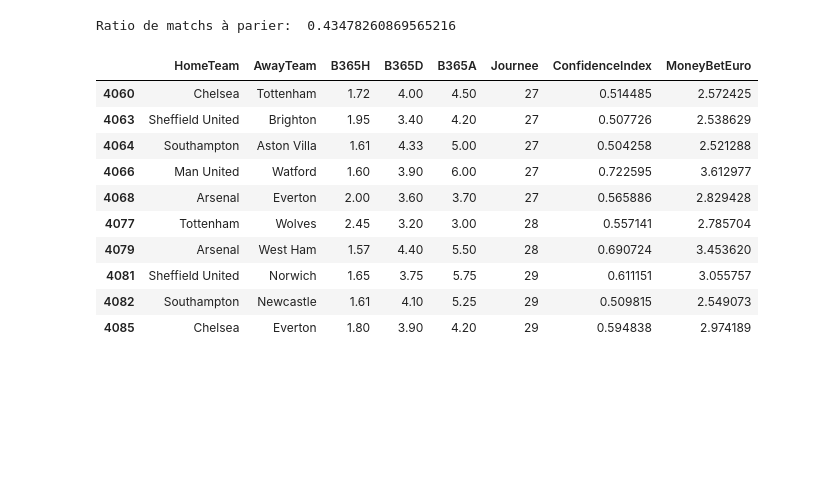
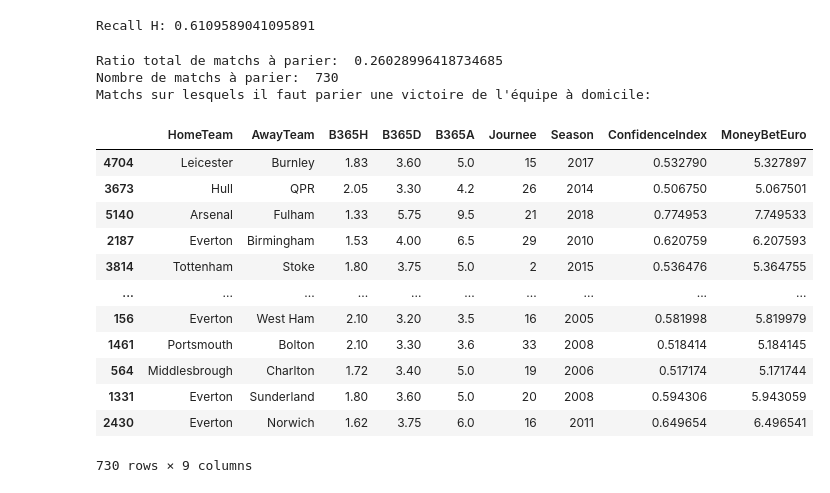
Before and after one commit to jeremyoudin/Personal_project-ML_to_beat_bookmakers_at_football, a Jupyter notebook: Football_prediction_prepared_data.ipynb, the cells around one changed output. Drawn from its saved outputs; the diff is of its cells as text; code cells hidden in the pictures; blank space fills up the shorter version.

```diff
--- a/Football_prediction_prepared_data.ipynb
+++ b/Football_prediction_prepared_data.ipynb
@@ -10,4 +10,5 @@ def sum_(x):
         sum_.append(sum(x[0:i]))
     return sum_
 # %%
-df_ = pd.read_csv("C:\\Users\\Utilisateur\\Desktop\\Football_prediction\\Win_Loose_Goals_Rate_and_Odds_Season_Season1920_.csv")
+League = "PremierLeague"
+df_ = pd.read_csv("C:\\Users\\Utilisateur\\Desktop\\Football_prediction\\"+(League)+"_statistics_full_data.csv")
@@ -74,0 +118,8 @@ X_test
+# %%
+y_pred = classifier.predict(X_test)
+y_hat = []
+for i in range(len(y_pred)):
+    if y_pred[i][0]>0:
+        y_hat.append(1)
+    else:
+        y_hat.append(-1)
@@ -75,6 +137,11 @@ X_test
 # %%
 from sklearn.linear_model import LogisticRegression
-logit = LogisticRegression(max_iter=5000, C=0.1, solver='lbfgs', penalty='l2')
+
+logit = LogisticRegression(max_iter=5000, C=0.01, solver='liblinear', penalty='l2')
 logit.fit(X_train.drop(list_drop,axis=1), y_train)
 print("Train_score:", logit.score(X_train.drop(list_drop,axis=1), y_train), "Test_score:", logit.score(X_test.drop(list_drop,axis=1), y_test))
+from sklearn.metrics import confusion_matrix
+y_hat = logit.predict(X_test.drop(list_drop,axis=1))
+cm = confusion_matrix(y_test, y_hat)
+print("Recall H:", cm[1][1]/(cm[1][1]+cm[0][1]))
 # %% [output]
@@ -82,34 +181,59 @@ Train_score: 0.6573982125124131 Test_score: 0.6086956521739131
+# %%
+y_hat_proba = logit.predict_proba(X_test.drop(list_drop,axis=1))
+y_pred = []
+for i in range(len(y_hat_proba)):
+    if (y_hat_proba[i][1]>0.5) & (y_hat_proba[i][1]<0.59):
+        y_pred.append(1)
+    else:
+        y_pred.append(-1)
+
+from sklearn.metrics import confusion_matrix
+y_hat = logit.predict(X_test.drop(list_drop,axis=1))
+cm = confusion_matrix(y_test, y_hat)
+print("Recall H:", cm[1][1]/(cm[1][1]+cm[0][1]))
+# %% [output]
+Recall H: 0.6109589041095891
 # %%
 y_hat = logit.predict(X_test.drop(list_drop,axis=1))
 y_hat_proba = logit.predict_proba(X_test.drop(list_drop,axis=1))
+
+
 def betting_advice(y_hat, y_hat_proba, X_test, mise_max,):
     index_to_bet = []
     coeff_mise = []
     mise_max = mise_max #€
 
     for i in range(len(y_hat)):
         if y_hat[i] == 1:
             index_to_bet.append(i)
             coeff_mise.append(y_hat_proba[i][1])
     money_bet = np.asarray(coeff_mise)* mise_max
-    feat_list = ['HomeTeam', 'AwayTeam', 'B365H', 'B365D', 'B365A', 'Journee']
+    feat_list = ['HomeTeam', 'AwayTeam', 'B365H', 'B365D', 'B365A', 'Journee', "Season"]
     Betting_advice = X_test.iloc[index_to_bet,:][feat_list]
     Betting_advice["ConfidenceIndex"] = coeff_mise
     Betting_advice["MoneyBetEuro"] = money_bet
     return Betting_advice
 
-print("Ratio de matchs à parier: ", len(betting_advice(y_hat,y_hat_proba,X_test,5))/len(X_test))
-betting_advice(y_hat,y_hat_proba,X_test,5)
+mise = 10
+print("Ratio total de matchs à parier: ", ratio_odd*len(betting_advice(y_hat,y_hat_proba,X_test,mise))/len(X_test))
+print("Nombre de matchs à parier: ", len(betting_advice(y_hat,y_hat_proba,X_test,mise)))
+print("Matchs sur lesquels il faut parier une victoire de l'équipe à domicile:")
+df_bet = betting_advice(y_hat,y_hat_proba,X_test,mise)
+df_bet
 # %% [output]
-Ratio de matchs à parier:  0.43478260869565216
+Ratio total de matchs à parier:  0.26028996418734685
+Nombre de matchs à parier:  730
+Matchs sur lesquels il faut parier une victoire de l'équipe à domicile:
-|  | HomeTeam | AwayTeam | B365H | B365D | B365A | Journee | ConfidenceIndex | MoneyBetEuro |
-| 4060 | Chelsea | Tottenham | 1.72 | 4.00 | 4.50 | 27 | 0.514485 | 2.572425 |
-| 4063 | Sheffield United | Brighton | 1.95 | 3.40 | 4.20 | 27 | 0.507726 | 2.538629 |
-| 4064 | Southampton | Aston Villa | 1.61 | 4.33 | 5.00 | 27 | 0.504258 | 2.521288 |
-| 4066 | Man United | Watford | 1.60 | 3.90 | 6.00 | 27 | 0.722595 | 3.612977 |
-| 4068 | Arsenal | Everton | 2.00 | 3.60 | 3.70 | 27 | 0.565886 | 2.829428 |
-| 4077 | Tottenham | Wolves | 2.45 | 3.20 | 3.00 | 28 | 0.557141 | 2.785704 |
-| 4079 | Arsenal | West Ham | 1.57 | 4.40 | 5.50 | 28 | 0.690724 | 3.453620 |
-| 4081 | Sheffield United | Norwich | 1.65 | 3.75 | 5.75 | 29 | 0.611151 | 3.055757 |
-| 4082 | Southampton | Newcastle | 1.61 | 4.10 | 5.25 | 29 | 0.509815 | 2.549073 |
-| 4085 | Chelsea | Everton | 1.80 | 3.90 | 4.20 | 29 | 0.594838 | 2.974189 |
+|  | HomeTeam | AwayTeam | B365H | B365D | B365A | Journee | Season | ConfidenceIndex | MoneyBetEuro |
+| 4704 | Leicester | Burnley | 1.83 | 3.60 | 5.0 | 15 | 2017 | 0.532790 | 5.327897 |
+| 3673 | Hull | QPR | 2.05 | 3.30 | 4.2 | 26 | 2014 | 0.506750 | 5.067501 |
+| 5140 | Arsenal | Fulham | 1.33 | 5.75 | 9.5 | 21 | 2018 | 0.774953 | 7.749533 |
+| 2187 | Everton | Birmingham | 1.53 | 4.00 | 6.5 | 29 | 2010 | 0.620759 | 6.207593 |
+| 3814 | Tottenham | Stoke | 1.80 | 3.75 | 5.0 | 2 | 2015 | 0.536476 | 5.364755 |
+| ... | ... | ... | ... | ... | ... | ... | ... | ... | ... |
+| 156 | Everton | West Ham | 2.10 | 3.20 | 3.5 | 16 | 2005 | 0.581998 | 5.819979 |
+| 1461 | Portsmouth | Bolton | 2.10 | 3.30 | 3.6 | 33 | 2008 | 0.518414 | 5.184145 |
+| 564 | Middlesbrough | Charlton | 1.72 | 3.40 | 5.0 | 19 | 2006 | 0.517174 | 5.171744 |
+| 1331 | Everton | Sunderland | 1.80 | 3.60 | 5.0 | 20 | 2008 | 0.594306 | 5.943059 |
+| 2430 | Everton | Norwich | 1.62 | 3.75 | 6.0 | 16 | 2011 | 0.649654 | 6.496541 |
+730 rows × 9 columns
```
Also changed, not shown: parts of 24 cells of this notebook.
